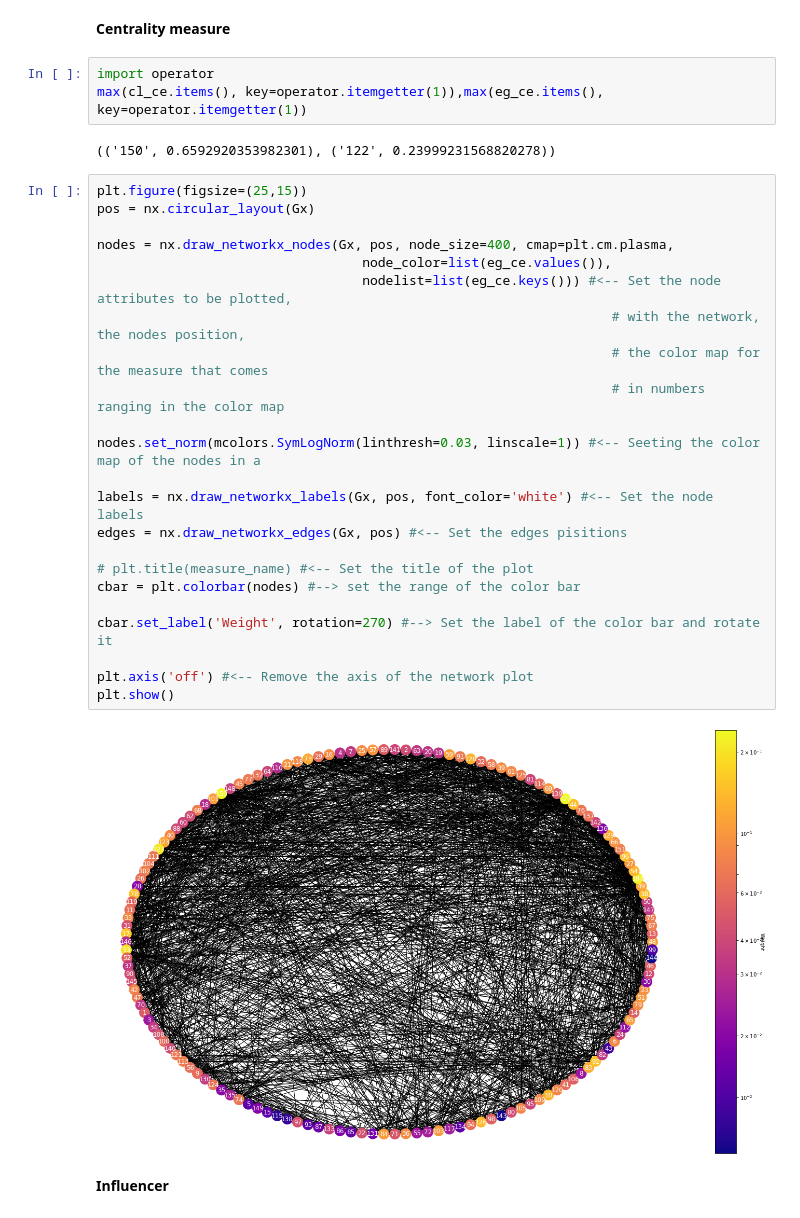
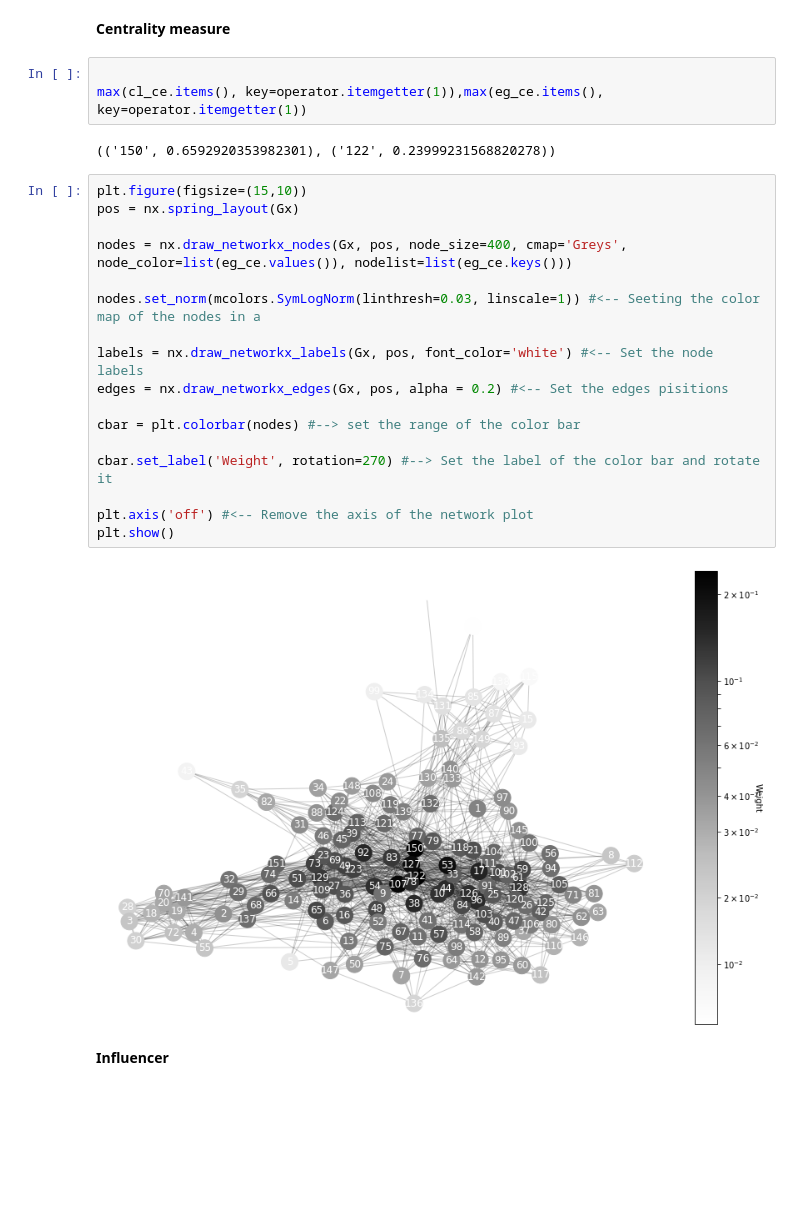
Before and after one commit to Elangoraj/Social-network-analysis, a Jupyter notebook: Networks.ipynb, the cells around one changed output. Saved outputs shown, nothing was run; the diff lists cells and outputs as text; blank space fills up the shorter version.

```diff
--- a/Networks.ipynb
+++ b/Networks.ipynb
@@ -316,35 +244,29 @@ pearsonr(list(cl_ce.values()),list(eg_ce.values()))[0]
 # %% [markdown]
 **Centrality measure**
 # %%
-import operator
+
 max(cl_ce.items(), key=operator.itemgetter(1)),max(eg_ce.items(), key=operator.itemgetter(1))
 # %% [output]
 (('150', 0.6592920353982301), ('122', 0.23999231568820278))
 # %%
-plt.figure(figsize=(25,15))
-pos = nx.circular_layout(Gx)
+plt.figure(figsize=(15,10))
+pos = nx.spring_layout(Gx)
 
-nodes = nx.draw_networkx_nodes(Gx, pos, node_size=400, cmap=plt.cm.plasma,
-                                  node_color=list(eg_ce.values()),
-                                  nodelist=list(eg_ce.keys())) #<-- Set the node attributes to be plotted,
-                                                                  # with the network, the nodes position,
-                                                                  # the color map for the measure that comes
-                                                                  # in numbers ranging in the color map
+nodes = nx.draw_networkx_nodes(Gx, pos, node_size=400, cmap='Greys', node_color=list(eg_ce.values()), nodelist=list(eg_ce.keys()))
 
 nodes.set_norm(mcolors.SymLogNorm(linthresh=0.03, linscale=1)) #<-- Seeting the color map of the nodes in a
 
 labels = nx.draw_networkx_labels(Gx, pos, font_color='white') #<-- Set the node labels
-edges = nx.draw_networkx_edges(Gx, pos) #<-- Set the edges pisitions
+edges = nx.draw_networkx_edges(Gx, pos, alpha = 0.2) #<-- Set the edges pisitions
 
-# plt.title(measure_name) #<-- Set the title of the plot
 cbar = plt.colorbar(nodes) #--> set the range of the color bar
 
 cbar.set_label('Weight', rotation=270) #--> Set the label of the color bar and rotate it
 
 plt.axis('off') #<-- Remove the axis of the network plot
 plt.show()
 # %% [output]
-[figure, old version]
+[figure, new version]
 # %% [markdown]
 **Influencer**
 # %%
```
Also changed, not shown: parts of 31 cells of this notebook.
